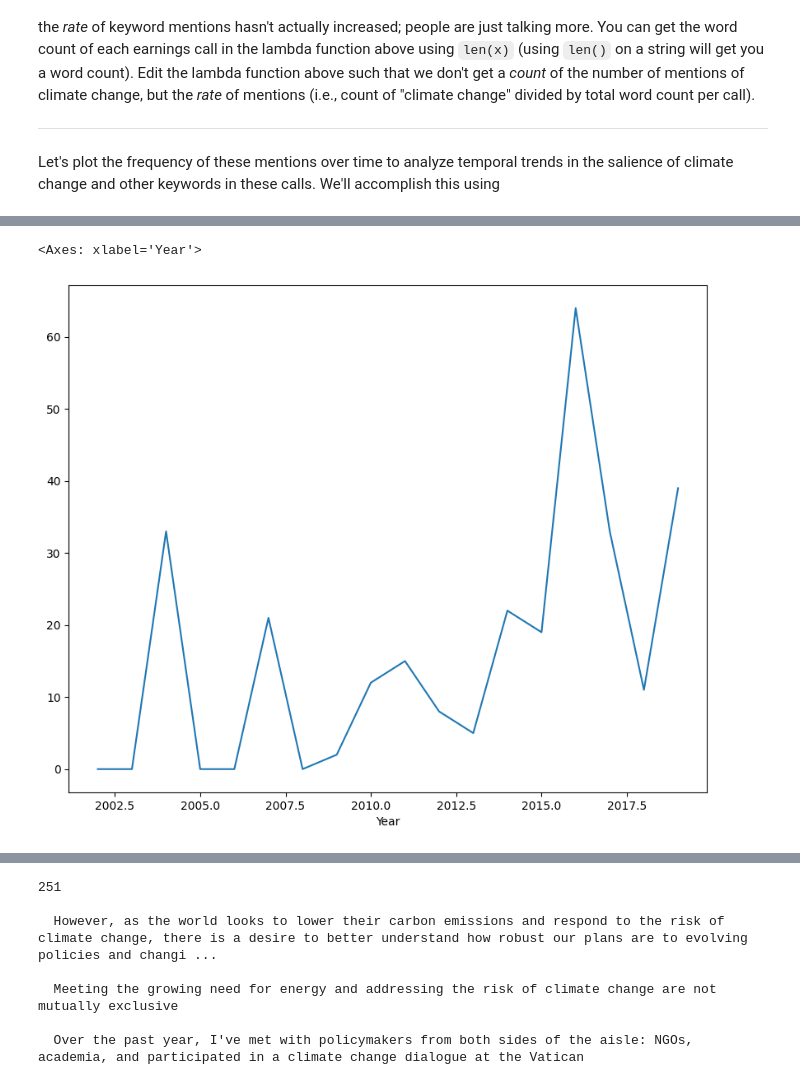
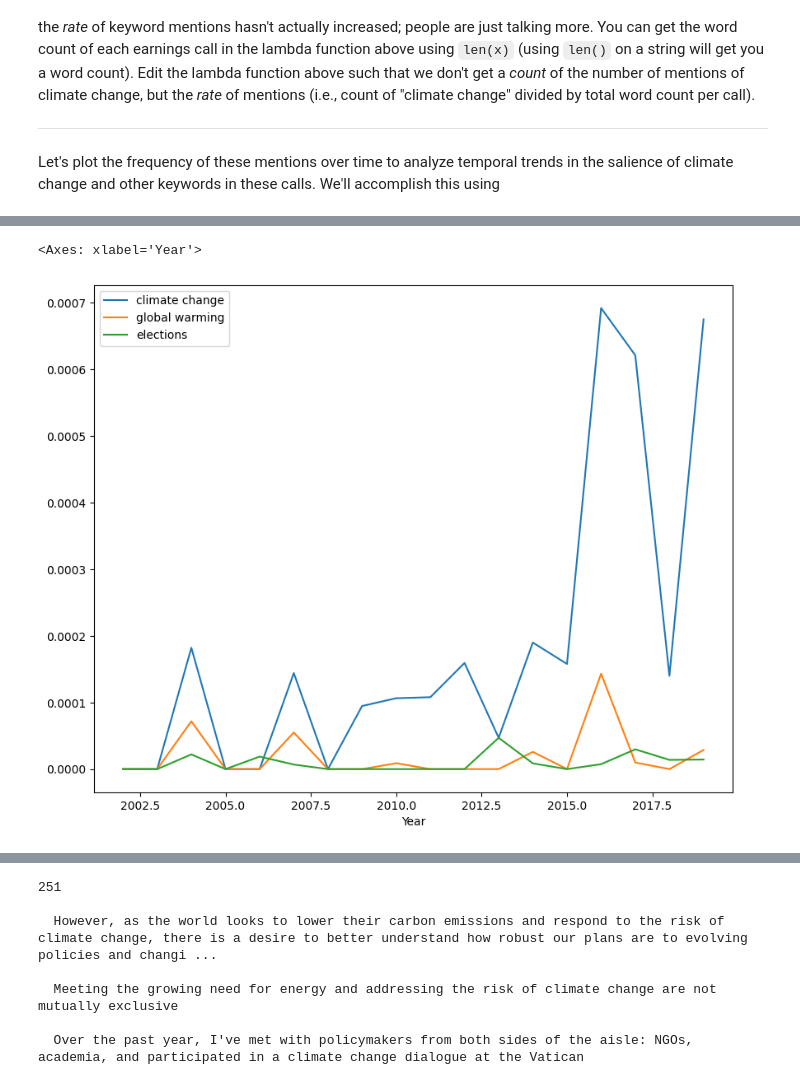
Before and after one commit to solo-marina/QM2, a Jupyter notebook: notebooks/W04. Natural Language Processing.ipynb, the cells around one changed output, grey strips where cells are left out. Cells and saved outputs as stored; diff of their text form; code cells hidden in the pictures.

```diff
--- a/notebooks/W04. Natural Language Processing.ipynb
+++ b/notebooks/W04. Natural Language Processing.ipynb
@@ -256,12 +257,7 @@ There were simpler ways of doing this (namely, `example[doubled numbers]=example
 # %%
 # create a column called "climate change" that contains the count of mentions of this keyword
 df['climate change']=df['Text'].apply(lambda x: len(re.findall(r'climate change', x, re.IGNORECASE)))
-df['global_warming'] = df['Text'].apply(lambda x: len(re.findall(r'global warming', x, re.IGNORECASE)))
-
-# this returns a list of strings matching our search term.
-# the length of the list gives us the number of occurances
-len(global_warming)
 
 # print the title of each earnings call, along with the number of mentions of climate change.
-print(df[['Title','climate change', 'global_warming']])
+print(df[['Title','climate change']])
 # %% [output]
@@ -298,3 +291,10 @@ Advanced: Our current measure of the number of mentions of keywords might be bia
 
 
 Let's plot the frequency of these mentions over time to analyze temporal trends in the salience of climate change and other keywords in these calls. We'll accomplish this using
+# %%
+df['climate change']=df['Text'].apply(lambda x: (len(re.findall(r'climate change', x, re.IGNORECASE)))/len(x))
+df['global warming']=df['Text'].apply(lambda x: (len(re.findall(r'global warming', x, re.IGNORECASE)))/len(x))
+df['elections']=df['Text'].apply(lambda x: (len(re.findall(r'elections', x, re.IGNORECASE)))/len(x))
+
+# print the title of each earnings call, along with the number of mentions of climate change.
+print(df[['Title','climate change','global warming','elections']])
@@ -301,15 +319,15 @@ Let's plot the frequency of these mentions over time to analyze temporal trends
 # %%
 # extract the year from the date column
 df['Year']=df['Date'].dt.year
 
 # group the dataframe by year, calculating the sum of the "climate change" column
 # save it as a new dataframe called "yearly"
-yearly=df.groupby('Year')['climate change'].sum()
+yearly=df.groupby('Year')['climate change','global warming','elections'].sum()
 
 # plot yearly
 yearly.plot()
 # %% [output]
 <Axes: xlabel='Year'>
-[figure, old version]
+[figure, new version]
 # %% [markdown]
 Do you notice any patterns in the salience of these topics over time?
```
Also changed, not shown: parts of 14 cells of this notebook.
